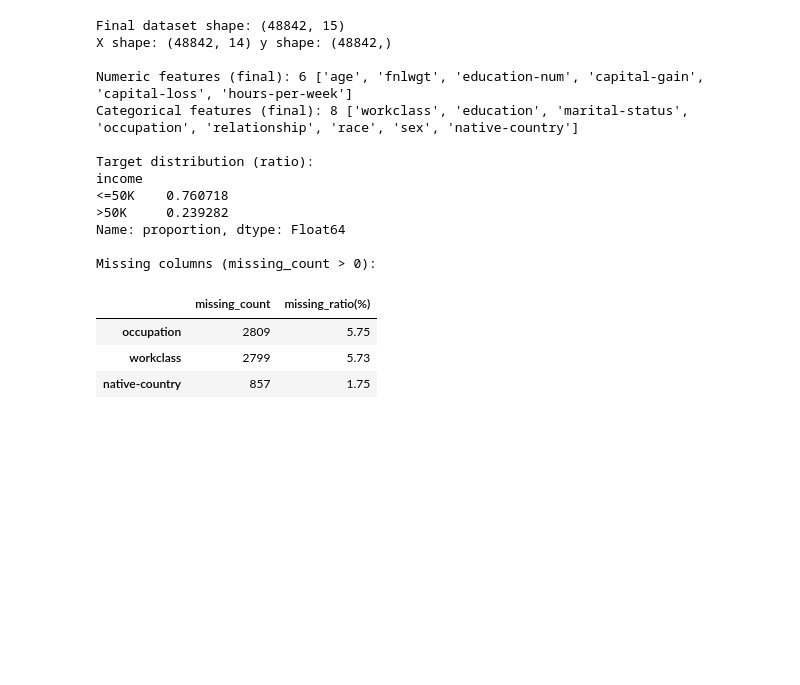
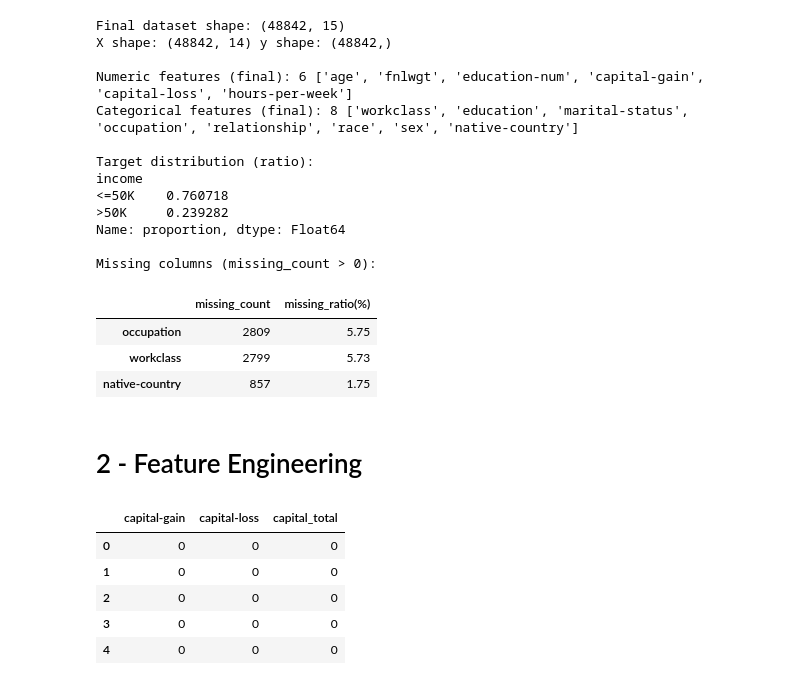
Before and after one commit to kiyanzade/adult-income-ml-pipeline, a Jupyter notebook: adult-income-ml.ipynb, the cells around one changed output. Drawn from its saved outputs; the diff is of its cells as text; code cells hidden in the pictures; blank space fills up the shorter version.

```diff
--- a/adult-income-ml.ipynb
+++ b/adult-income-ml.ipynb
@@ -189,3 +161,20 @@ Missing columns (missing_count > 0):
 | occupation | 2809 | 5.75 |
 | workclass | 2799 | 5.73 |
 | native-country | 857 | 1.75 |
+# %% [markdown]
+<h1> 2 - Feature Engineering
+# %%
+# Manual feature engineering (safe before split)
+df_fe = df_clean.copy()
+
+# New feature: net capital (gain - loss)
+df_fe["capital_total"] = df_fe["capital-gain"] - df_fe["capital-loss"]
+
+df_fe[["capital-gain", "capital-loss", "capital_total"]].head()
+# %% [output]
+|  | capital-gain | capital-loss | capital_total |
+| 0 | 0 | 0 | 0 |
+| 1 | 0 | 0 | 0 |
+| 2 | 0 | 0 | 0 |
+| 3 | 0 | 0 | 0 |
+| 4 | 0 | 0 | 0 |
```
Also changed, not shown: parts of 7 cells of this notebook.
